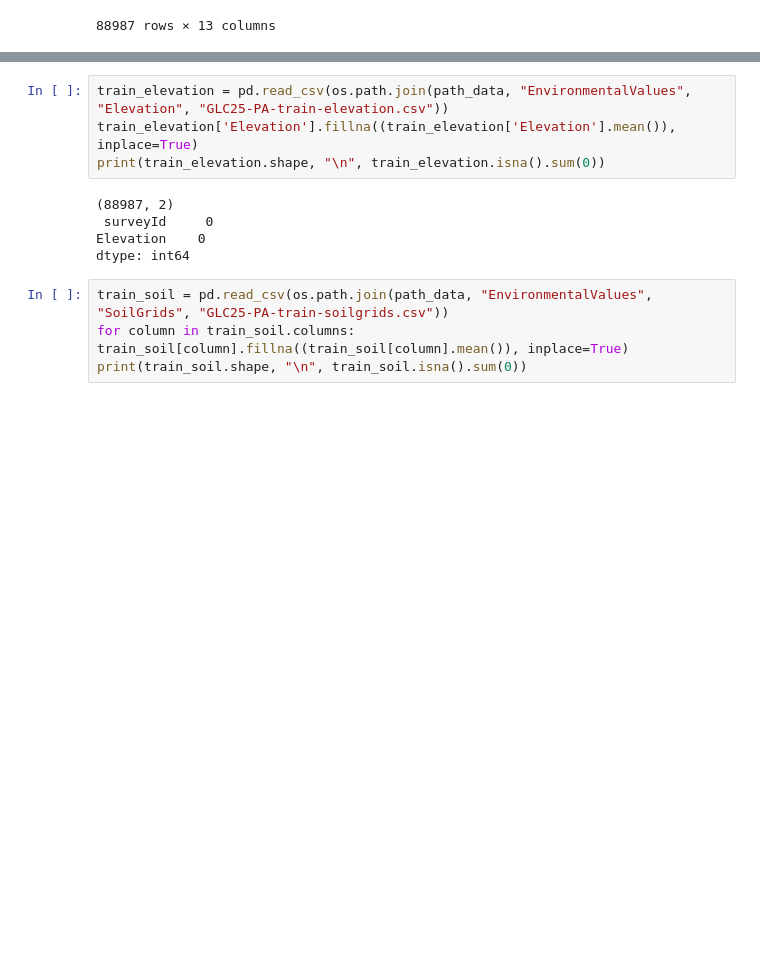
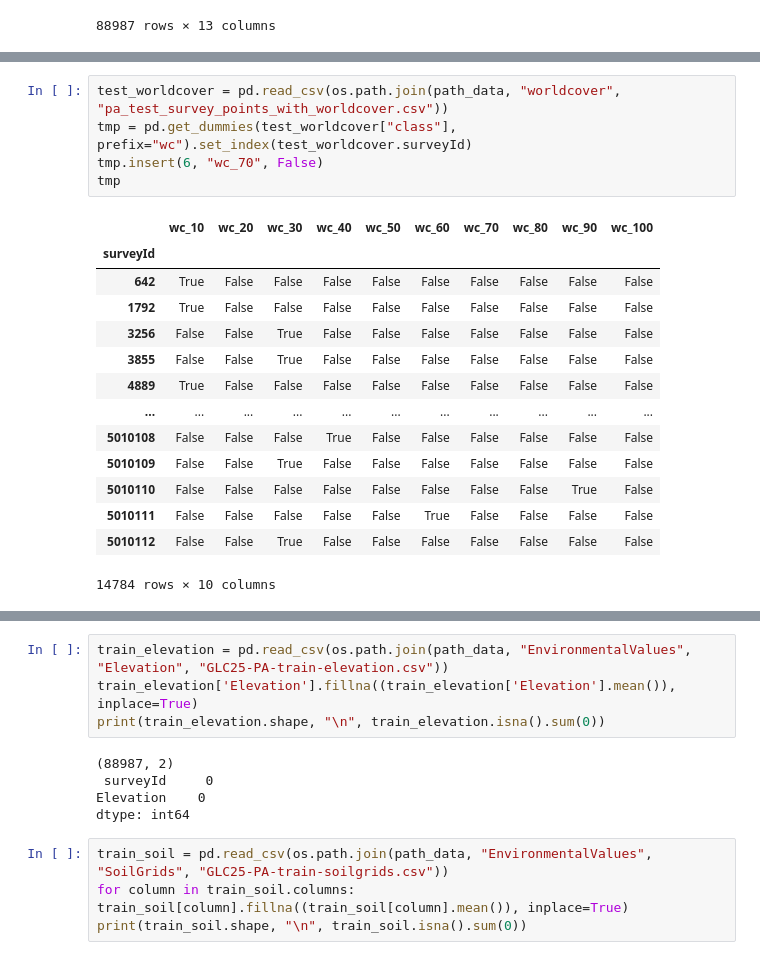
Before and after one commit to gtikhonov/geolifeclef, a Jupyter notebook: prithvi/exploration.ipynb, the cells around one changed output, grey strips where cells are left out. Drawn from its saved outputs; the diff is of its cells as text; blank space fills up the shorter version.

```diff
--- a/prithvi/exploration.ipynb
+++ b/prithvi/exploration.ipynb
@@ -48,0 +66,20 @@ train_metadata
+# %%
+test_worldcover = pd.read_csv(os.path.join(path_data, "worldcover", "pa_test_survey_points_with_worldcover.csv"))
+tmp = pd.get_dummies(test_worldcover["class"], prefix="wc").set_index(test_worldcover.surveyId)
+tmp.insert(6, "wc_70", False)
+tmp
+# %% [output]
+|  | wc_10 | wc_20 | wc_30 | wc_40 | wc_50 | wc_60 | wc_70 | wc_80 | wc_90 | wc_100 |
+| surveyId |  |  |  |  |  |  |  |  |  |  |
+| 642 | True | False | False | False | False | False | False | False | False | False |
+| 1792 | True | False | False | False | False | False | False | False | False | False |
+| 3256 | False | False | True | False | False | False | False | False | False | False |
+| 3855 | False | False | True | False | False | False | False | False | False | False |
+| 4889 | True | False | False | False | False | False | False | False | False | False |
+| ... | ... | ... | ... | ... | ... | ... | ... | ... | ... | ... |
+| 5010108 | False | False | False | True | False | False | False | False | False | False |
+| 5010109 | False | False | True | False | False | False | False | False | False | False |
+| 5010110 | False | False | False | False | False | False | False | False | True | False |
+| 5010111 | False | False | False | False | False | True | False | False | False | False |
+| 5010112 | False | False | True | False | False | False | False | False | False | False |
+14784 rows × 10 columns
```
Also changed, not shown: parts of 15 cells of this notebook, 1 other file.
